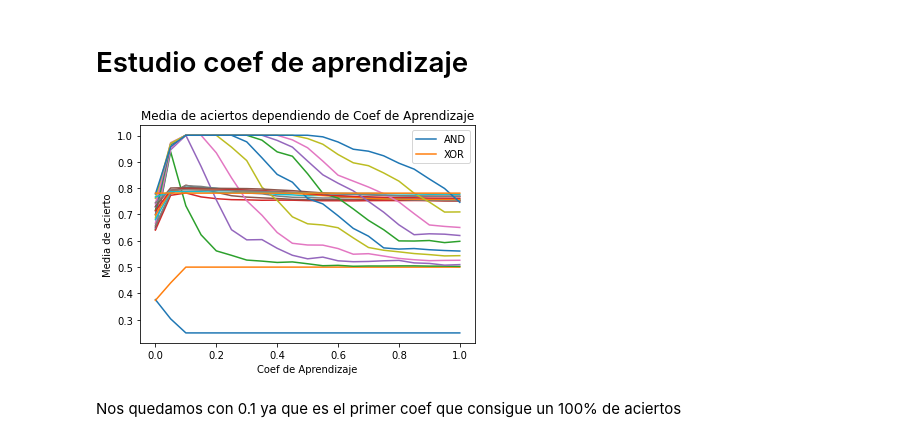
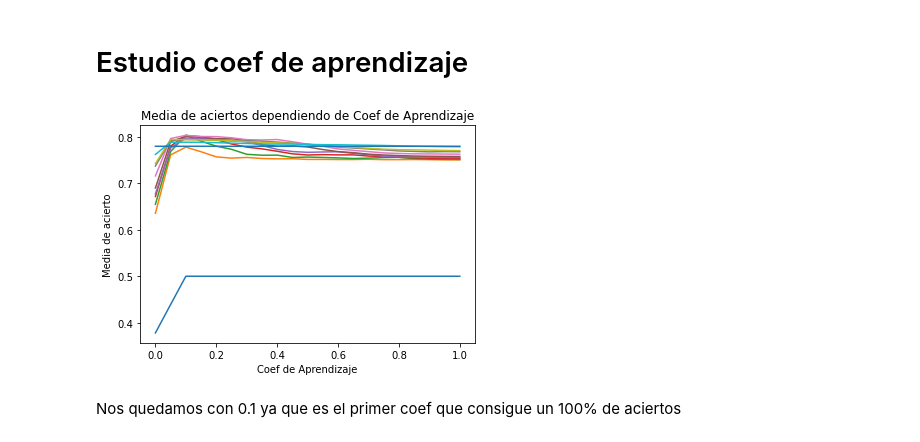
Before and after one commit to Govoa/Perceptron_MLP_Practica, a Jupyter notebook: pr1/L2P1-Perceptron.ipynb, the cells around one changed output. Cells and saved outputs as stored; diff of their text form; code cells hidden in the pictures.

```diff
--- a/pr1/L2P1-Perceptron.ipynb
+++ b/pr1/L2P1-Perceptron.ipynb
@@ -166,9 +166,11 @@ ENTRADA -> [1, 1]  EXPECTED -> 0  OBTENIDO -> 0
 # Estudio Umbral
 # %%
 listadoUmbral = np.linspace(0,1,21)
+listadoCoef =  np.linspace(0,1,11)
 listafinalAND = np.zeros(len(listadoUmbral))
 listafinalXOR = np.zeros(len(listadoUmbral))
 precision = 1000
+learning_rate = 0.5
 
 for x in range(precision):
     listamediasAND = []
@@ -221,7 +224,6 @@ listafinalAND = np.zeros(len(listadoCoef))
 listafinalXOR = np.zeros(len(listadoCoef))
 precision = 1000
 for umbralelegido in listadoUmbral:
-
     for x in range(precision):
         listamediasAND = []
         listamediasXOR = []
@@ -229,36 +231,36 @@ for umbralelegido in listadoUmbral:
         valor2_and =  round(np.random.uniform(-1,1),3) # Truncamos para evitar que coja muchos decimales y se lie
         neurona_and = [valor1_and,valor2_and] # Generamos una matriz de pesos aleatoria en intervalo -1,1
         valor1_xor = round(np.random.uniform(-1,1),3) # Truncamos para evitar que coja muchos decimales y se lie
         valor2_xor =  round(np.random.uniform(-1,1),3) # Truncamos para evitar que coja muchos decimales y se lie
         neurona_xor = [valor1_xor,valor2_xor] # Generamos una matriz de pesos aleatoria en intervalo -1,1
         for coef in listadoCoef:
             errorAND = 0
             errorXOR = 0
             neurona_clasificar_and = entrenamiento_and(entradas,neurona_and,umbralelegido,coef,n_iteraciones,0)
             neurona_clasificar_xor = entrenamiento_xor(entradas,neurona_xor,umbralelegido,coef,n_iteraciones,0)
             for entrada in entradas:
                 expectedAND = entrada[0] * entrada[1]
                 obtenidoAND = funcionActivacion(neurona_clasificar_and,entrada,umbralelegido)
                 expectedXOR = entrada[0] ^ entrada[1]
                 obtenidoXOR = funcionActivacion(neurona_clasificar_xor,entrada,umbralelegido)
                 if obtenidoAND == expectedAND:
                     errorAND += 1
                 if obtenidoXOR == expectedAND:
                     errorXOR += 1
             listamediasAND.append(errorAND/4)
             listamediasXOR.append(errorXOR/4)
         listafinalAND += np.array(listamediasAND)
         listafinalXOR += np.array(listamediasXOR)
     listafinalAND = listafinalAND / precision
     listafinalXOR = listafinalXOR / precision
-    plt.plot(listadoCoef,listafinalAND)
+    #plt.plot(listadoCoef,listafinalAND)
     plt.plot(listadoCoef,listafinalXOR)
     plt.ylabel('Media de acierto')
     plt.xlabel('Coef de Aprendizaje')
     plt.title('Media de aciertos dependiendo de Coef de Aprendizaje')
-    plt.legend(['AND', 'XOR'])
+    #plt.legend(['AND', 'XOR'])
 # %% [output]
-[figure, old version]
+[figure, new version]
 # %% [markdown]
 Nos quedamos con 0.1 ya que es el primer coef que consigue un 100% de aciertos
 # %% [markdown]
```
Also changed, not shown: parts of 6 cells of this notebook.
